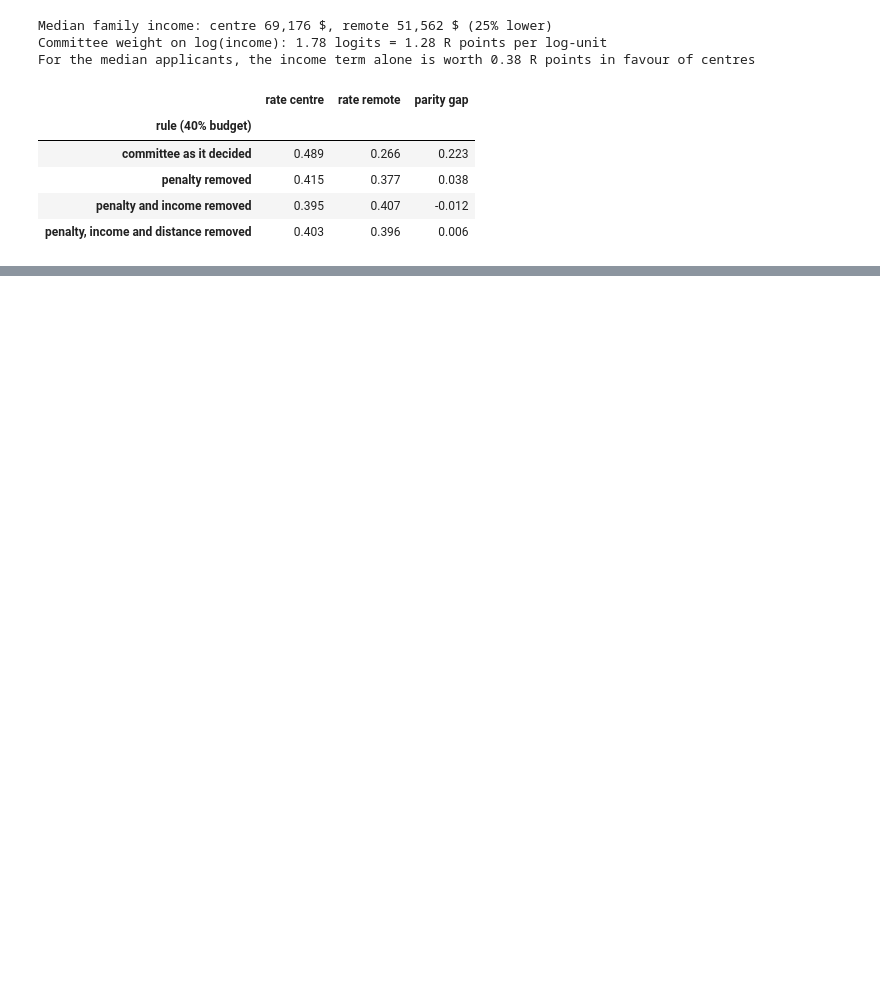
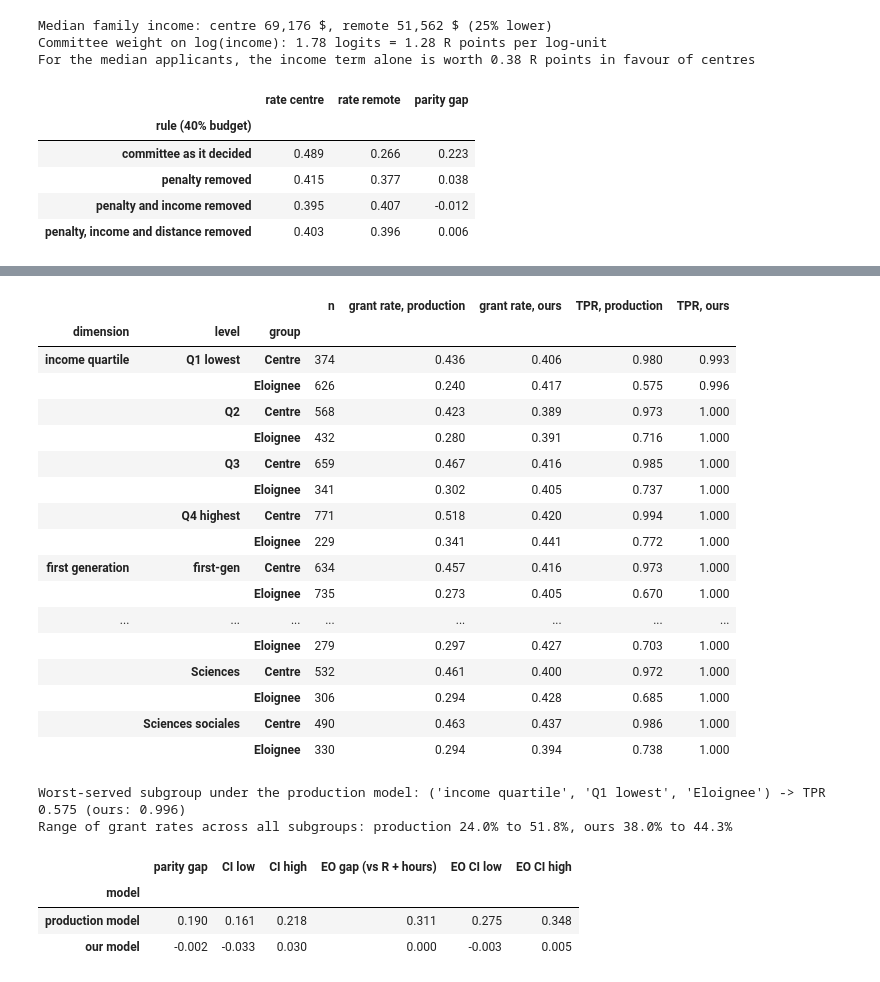
Before and after one commit to AidinYaseri/IVADO---EquiAlgo, a Jupyter notebook: audit_rapport.ipynb, the cells around one changed output, grey strips where cells are left out. Drawn from its saved outputs; the diff is of its cells as text; code cells hidden in the pictures; blank space fills up the shorter version.

```diff
--- a/audit_rapport.ipynb
+++ b/audit_rapport.ipynb
@@ -558,0 +665,65 @@ Reasons:
+# %%
+final_dec = eq.select_top(committee.final_score(cand), eq.FINAL_RATE)
+merit = eq.merit_references(cand, committee, rate=eq.FINAL_RATE)["cote_r_heures"]
+dims = {
+    "income quartile": pd.qcut(cand.revenu_familial_estime, 4, labels=["Q1 lowest", "Q2", "Q3", "Q4 highest"]).astype(str).to_numpy(),
+    "first generation": np.where(cand.premiere_generation_universitaire == 1, "first-gen", "not first-gen"),
+    "program": cand.programme_etudes.to_numpy(),
+}
+rows = []
+for dim, levels in dims.items():
+    for level in sorted(set(levels)):
+        for g in (eq.CENTRE, eq.REMOTE):
+            m = (levels == level) & (g_cand == g)
+            deserving = m & (merit == 1)
+            rows.append({"dimension": dim, "level": level, "group": g, "n": int(m.sum()),
+                         "grant rate, production": p_prod[m].mean(), "grant rate, ours": final_dec[m].mean(),
+                         "TPR, production": p_prod[deserving].mean(), "TPR, ours": final_dec[deserving].mean()})
+inter = pd.DataFrame(rows).set_index(["dimension", "level", "group"])
+display(inter)
+worst = inter["TPR, production"].idxmin()
+print(f"Worst-served subgroup under the production model: {worst} -> TPR {inter.loc[worst, 'TPR, production']:.3f} "
+      f"(ours: {inter.loc[worst, 'TPR, ours']:.3f})")
+print(f"Range of grant rates across all subgroups: production {inter['grant rate, production'].min():.1%} to "
+      f"{inter['grant rate, production'].max():.1%}, ours {inter['grant rate, ours'].min():.1%} to {inter['grant rate, ours'].max():.1%}")
+# %% [output]
+|  |  |  | n | grant rate, production | grant rate, ours | TPR, production | TPR, ours |
+| dimension | level | group |  |  |  |  |  |
+| income quartile | Q1 lowest | Centre | 374 | 0.436 | 0.406 | 0.980 | 0.993 |
+|  |  | Eloignee | 626 | 0.240 | 0.417 | 0.575 | 0.996 |
+|  | Q2 | Centre | 568 | 0.423 | 0.389 | 0.973 | 1.000 |
+|  |  | Eloignee | 432 | 0.280 | 0.391 | 0.716 | 1.000 |
+|  | Q3 | Centre | 659 | 0.467 | 0.416 | 0.985 | 1.000 |
+|  |  | Eloignee | 341 | 0.302 | 0.405 | 0.737 | 1.000 |
+|  | Q4 highest | Centre | 771 | 0.518 | 0.420 | 0.994 | 1.000 |
+|  |  | Eloignee | 229 | 0.341 | 0.441 | 0.772 | 1.000 |
+| first generation | first-gen | Centre | 634 | 0.457 | 0.416 | 0.973 | 1.000 |
+|  |  | Eloignee | 735 | 0.273 | 0.405 | 0.670 | 1.000 |
+| ... | ... | ... | ... | ... | ... | ... | ... |
+|  |  | Eloignee | 279 | 0.297 | 0.427 | 0.703 | 1.000 |
+|  | Sciences | Centre | 532 | 0.461 | 0.400 | 0.972 | 1.000 |
+|  |  | Eloignee | 306 | 0.294 | 0.428 | 0.685 | 1.000 |
+|  | Sciences sociales | Centre | 490 | 0.463 | 0.437 | 0.986 | 1.000 |
+|  |  | Eloignee | 330 | 0.294 | 0.394 | 0.738 | 1.000 |
+Worst-served subgroup under the production model: ('income quartile', 'Q1 lowest', 'Eloignee') -> TPR 0.575 (ours: 0.996)
+Range of grant rates across all subgroups: production 24.0% to 51.8%, ours 38.0% to 44.3%
+# %%
+# Bootstrap 95% confidence intervals (1,000 resamples of the 4,000 applicants).
+rng = np.random.default_rng(0)
+n = len(cand)
+rows = []
+for name, pred in [("production model", p_prod), ("our model", final_dec)]:
+    par, eo = [], []
+    for _ in range(1000):
+        i = rng.integers(0, n, n)
+        par.append(eq.parity_gap(pred[i], g_cand[i]))
+        eo.append(eq.tpr_gap(merit[i], pred[i], g_cand[i]))
+    rows.append((name, eq.parity_gap(pred, g_cand), *np.percentile(par, [2.5, 97.5]),
+                 eq.tpr_gap(merit, pred, g_cand), *np.percentile(eo, [2.5, 97.5])))
+display(pd.DataFrame(rows, columns=["model", "parity gap", "CI low", "CI high",
+                                    "EO gap (vs R + hours)", "EO CI low", "EO CI high"]).set_index("model").round(3))
+# %% [output]
+|  | parity gap | CI low | CI high | EO gap (vs R + hours) | EO CI low | EO CI high |
+| model |  |  |  |  |  |  |
+| production model | 0.190 | 0.161 | 0.218 | 0.311 | 0.275 | 0.348 |
+| our model | -0.002 | -0.033 | 0.030 | 0.000 | -0.003 | 0.005 |
```
Also changed, not shown: parts of 12 cells of this notebook, 30 other files.
